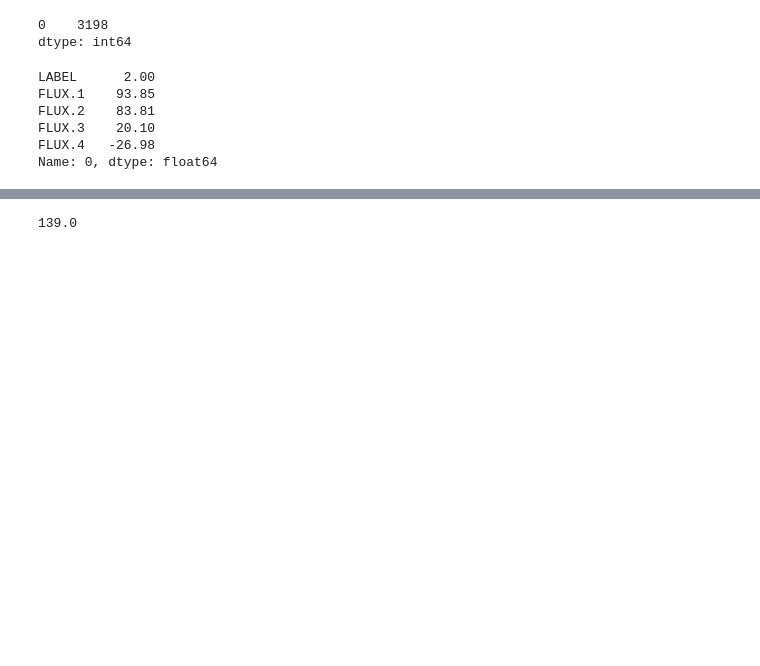
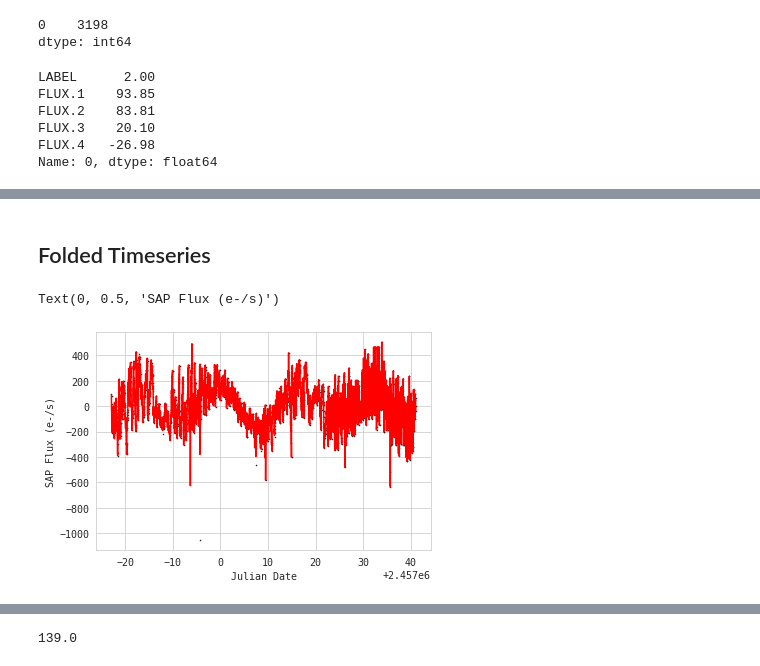
Before and after one commit to alphasentaurii/starskope, a Jupyter notebook: starskøpe-1.ipynb, the cells around one changed output, grey strips where cells are left out. Saved outputs shown, nothing was run; the diff lists cells and outputs as text; code cells hidden in the pictures; blank space fills up the shorter version.

```diff
--- a/starskøpe-1.ipynb
+++ b/starskøpe-1.ipynb
@@ -314,0 +437,14 @@ Name: 0, Length: 3197, dtype: float64
+# %%
+# k2 campaign 3
+# TIME coordinates
+# isot/utc:
+
+#start date for Campaign 3 with format ISOT, scale UTC
+time_start = '2014-11-15T15:06:05.515'
+time_start = Time(time_start, format='isot',scale = 'utc')
+
+time_end ='2015-01-23T18:37:04.488'
+time_end = Time(time_end, format='isot',scale = 'utc')
+
+print(time_start)
+print(time_end)
@@ -314,0 +471,3 @@ Name: 0, Length: 3197, dtype: float64
+# %%
+signal = np.array(X.iloc[0])
+signal
@@ -314,0 +476,4 @@ Name: 0, Length: 3197, dtype: float64
+# %%
+ts = TimeSeries(time_start=time_start,time_delta = 0.02*u.d,
+                      data={'flux': signal * u.mJy})
+print(ts)
@@ -358,0 +519,14 @@ plt.show()
+# %% [markdown]
+## Folded Timeseries
+# %%
+from astropy import units as u
+from astropy.timeseries import aggregate_downsample
+kepler_binned = aggregate_downsample(ts, time_bin_size=29.4 * u.min, aggregate_func=np.nanmedian)
+# %%
+plt.plot(ts.time.jd, ts['flux'], 'k.', markersize=1)
+plt.plot(kepler_binned.time_bin_start.jd, kepler_binned['flux'], 'r-', drawstyle='steps-pre')
+plt.xlabel('Julian Date')
+plt.ylabel('SAP Flux (e-/s)')
+# %% [output]
+Text(0, 0.5, 'SAP Flux (e-/s)')
+[figure, added]
```
Also changed, not shown: parts of 229 cells of this notebook.
